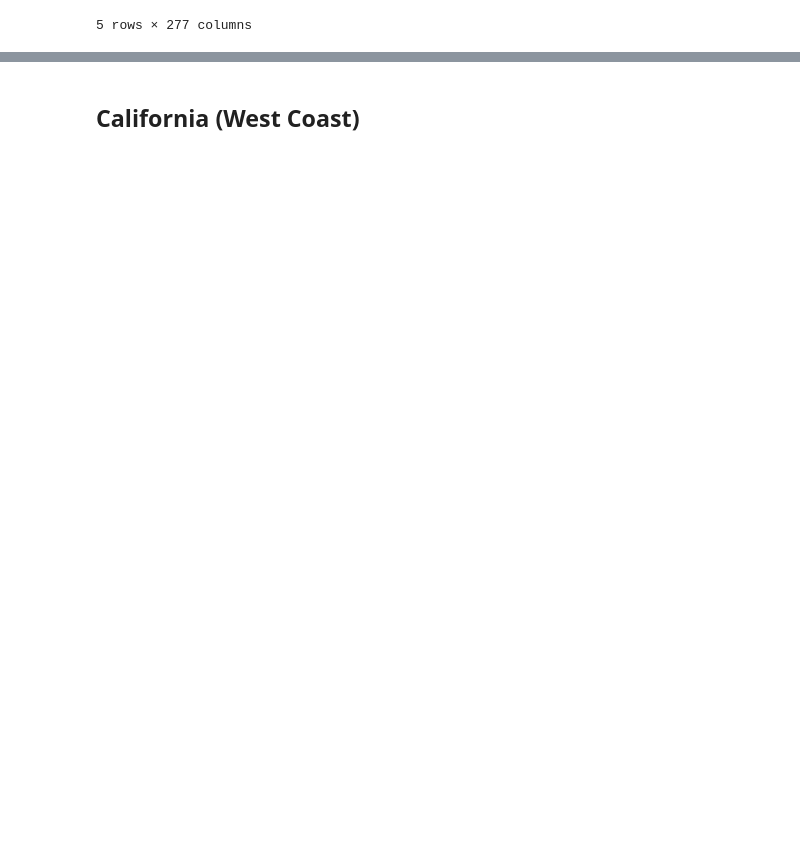
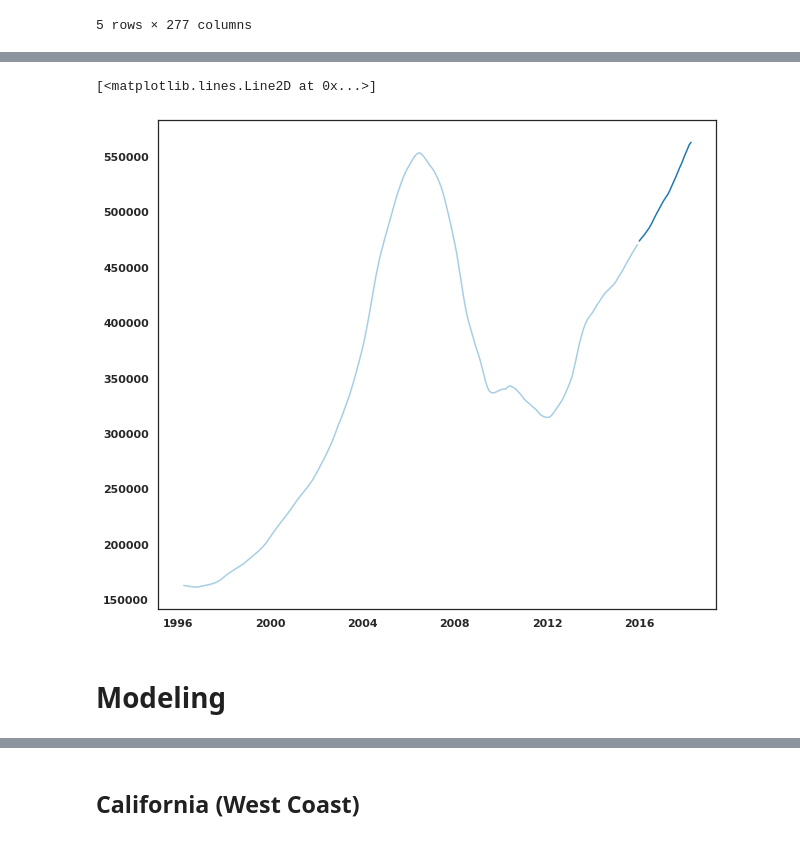
Before and after one commit to learn-co-curriculum/dsc-phase-4-choosing-a-dataset, a Jupyter notebook: time-series/Dan_exploratory_githubapp.ipynb, the cells around one changed output, grey strips where cells are left out. Drawn from its saved outputs; the diff is of its cells as text; code cells hidden in the pictures; blank space fills up the shorter version.

```diff
--- a/time-series/Dan_exploratory_githubapp.ipynb
+++ b/time-series/Dan_exploratory_githubapp.ipynb
@@ -230,0 +325,7 @@ get_datetimes(df)
+# %%
+fig, ax = plt.subplots(figsize=(10, 9))
+ax.plot(train_set, label = 'train')
+ax.plot(val_set, label = 'test')
+# %% [output]
+[<matplotlib.lines.Line2D at 0x...>]
+[figure, added]
@@ -230,0 +334,2 @@ get_datetimes(df)
+# %% [markdown]
+# Modeling
```
Also changed, not shown: parts of 41 cells of this notebook.
